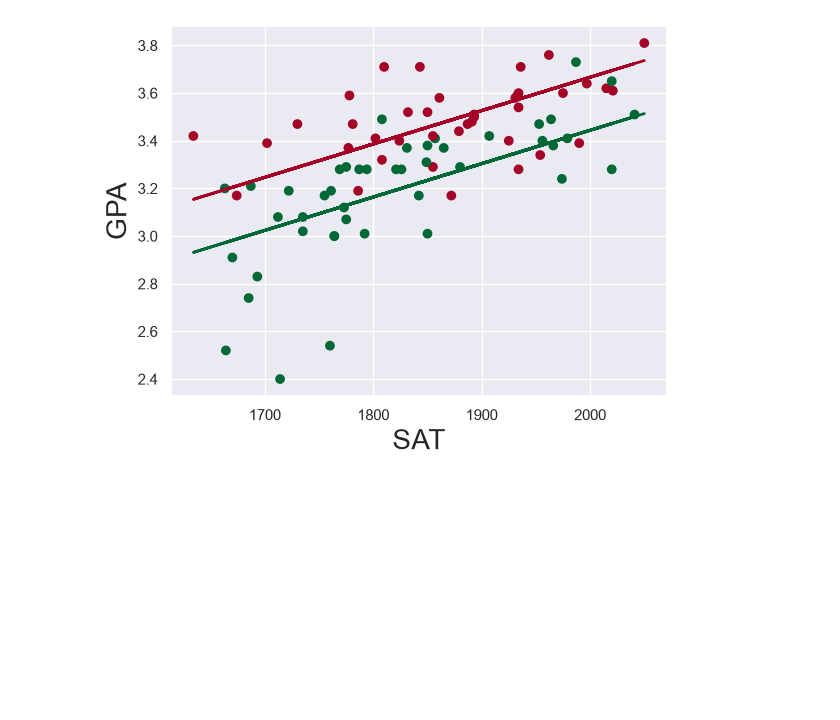
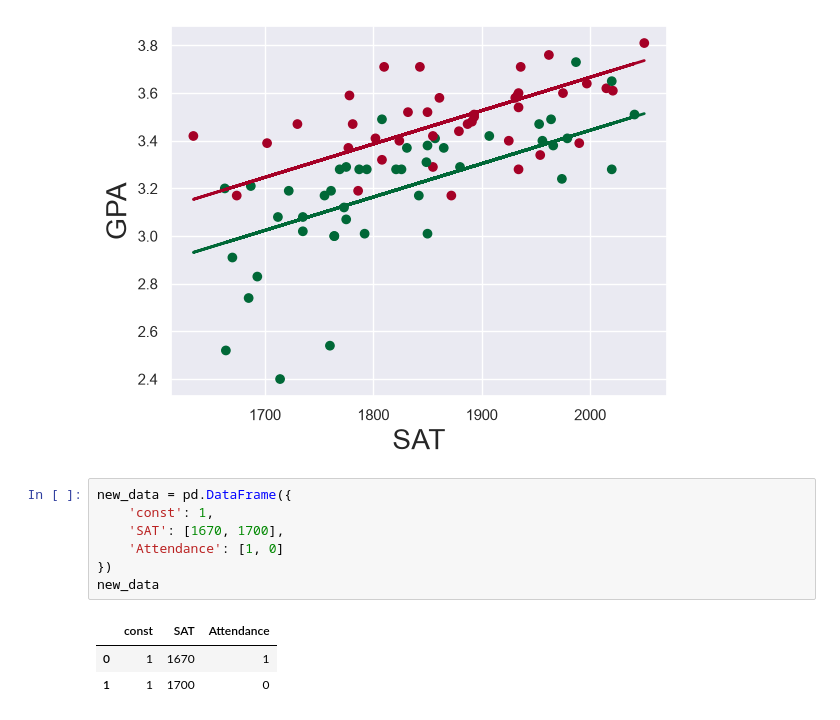
Before and after one commit to umarov-i/multiple_linear_regression, a Jupyter notebook: lab2/dummy_variables.ipynb, the cells around one changed output. Drawn from its saved outputs; the diff is of its cells as text; blank space fills up the shorter version.

```diff
--- a/lab2/dummy_variables.ipynb
+++ b/lab2/dummy_variables.ipynb
@@ -107,3 +107,14 @@ plt.ylabel('GPA', fontsize = 20)
 plt.show()
 # %% [output]
 [figure]
+# %%
+new_data = pd.DataFrame({
+    'const': 1,
+    'SAT': [1670, 1700],
+    'Attendance': [1, 0]
+})
+new_data
+# %% [output]
+|  | const | SAT | Attendance |
+| 0 | 1 | 1670 | 1 |
+| 1 | 1 | 1700 | 0 |
```
Also changed, not shown: parts of 3 cells of this notebook.
